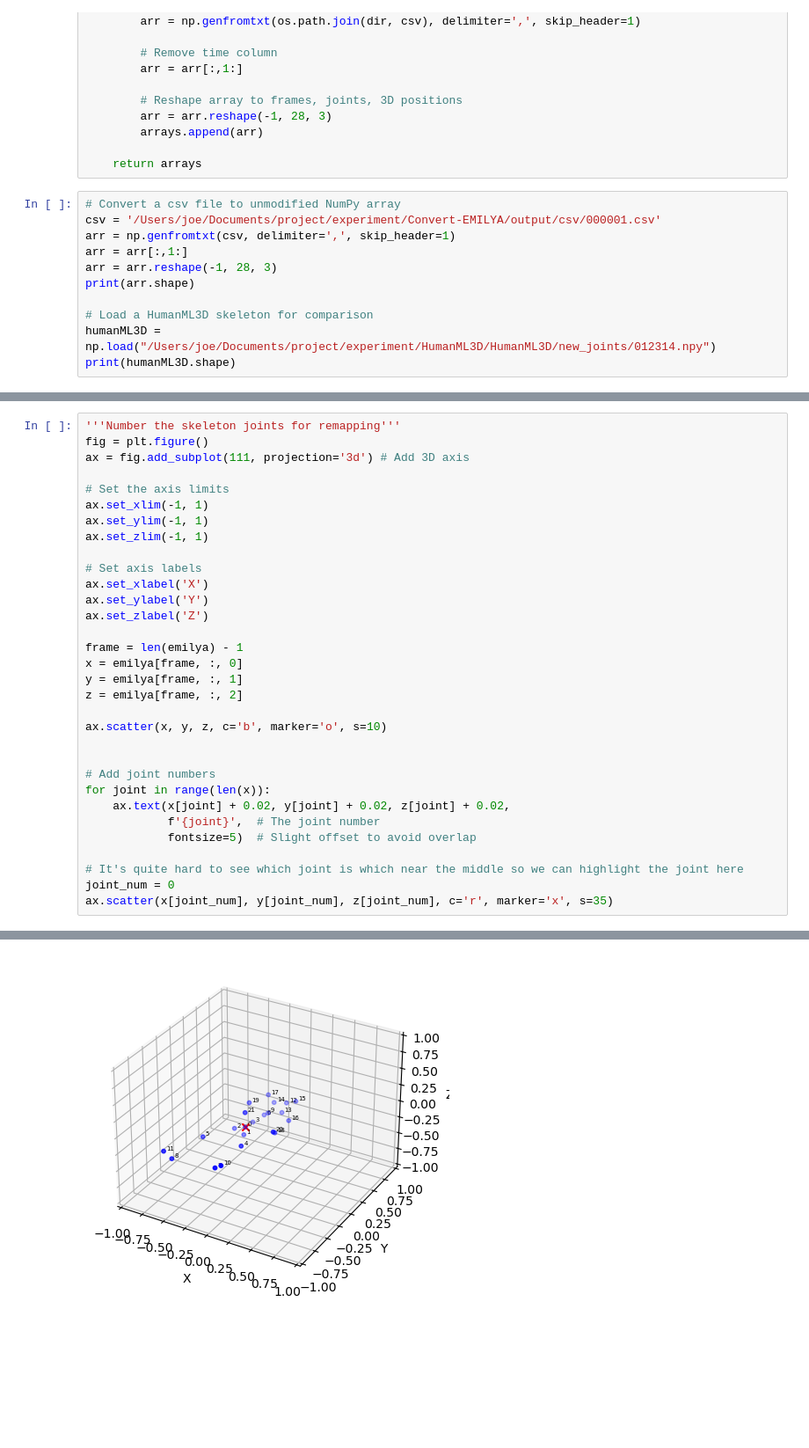
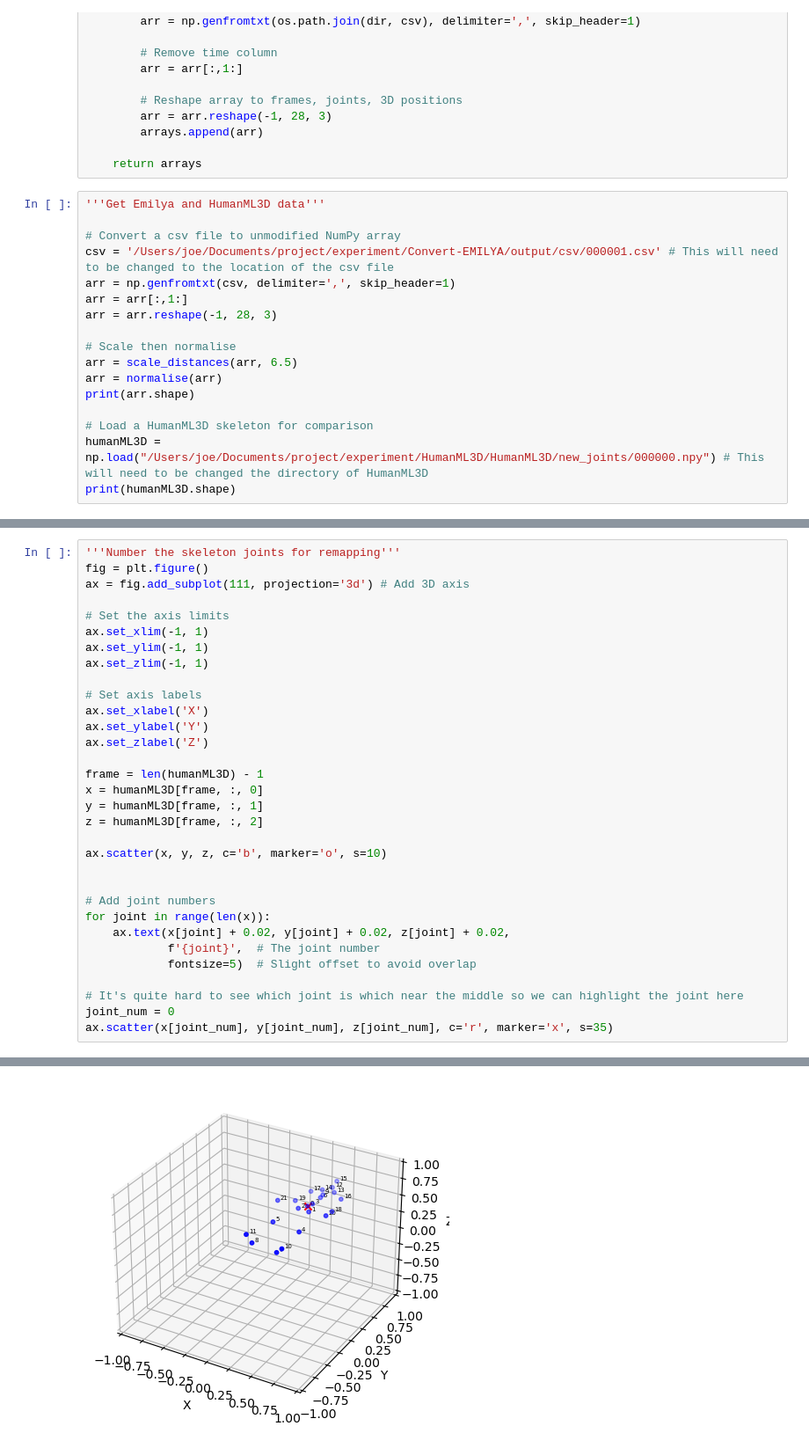
Before and after one commit to JoeL-8883/retarget-emilya, a Jupyter notebook: visualise.ipynb, the cells around one changed output, grey strips where cells are left out. Shown at 88% size. Drawn from its saved outputs; the diff is of its cells as text; blank space fills up the shorter version.

Commit message:
Cleaned visualise notebook - should not need to be modified anymore

```diff
--- a/visualise.ipynb
+++ b/visualise.ipynb
@@ -84,15 +85,21 @@ def csv_to_numpy(dir, single_file=False):
 
     return arrays
 # %%
+'''Get Emilya and HumanML3D data'''
+
 # Convert a csv file to unmodified NumPy array
-csv = '/Users/joe/Documents/project/experiment/Convert-EMILYA/output/csv/000001.csv'
+csv = '/Users/joe/Documents/project/experiment/Convert-EMILYA/output/csv/000001.csv' # This will need to be changed to the location of the csv file
 arr = np.genfromtxt(csv, delimiter=',', skip_header=1)
 arr = arr[:,1:]
 arr = arr.reshape(-1, 28, 3)
+
+# Scale then normalise
+arr = scale_distances(arr, 6.5)
+arr = normalise(arr)
 print(arr.shape)
 
 # Load a HumanML3D skeleton for comparison
-humanML3D = np.load("/Users/joe/Documents/project/experiment/HumanML3D/HumanML3D/new_joints/012314.npy")
+humanML3D = np.load("/Users/joe/Documents/project/experiment/HumanML3D/HumanML3D/new_joints/000000.npy") # This will need to be changed the directory of HumanML3D
 print(humanML3D.shape)
 # %% [output]
 (410, 28, 3)
@@ -127,38 +131,38 @@ print(data_joint_vecs.shape, emilya.shape)
 # %%
 '''Number the skeleton joints for remapping'''
 fig = plt.figure()
 ax = fig.add_subplot(111, projection='3d') # Add 3D axis
 
 # Set the axis limits
 ax.set_xlim(-1, 1)
 ax.set_ylim(-1, 1)
 ax.set_zlim(-1, 1)
 
 # Set axis labels
 ax.set_xlabel('X')
 ax.set_ylabel('Y')
 ax.set_zlabel('Z')
 
-frame = len(emilya) - 1
-x = emilya[frame, :, 0]
-y = emilya[frame, :, 1]
-z = emilya[frame, :, 2]
+frame = len(humanML3D) - 1
+x = humanML3D[frame, :, 0]
+y = humanML3D[frame, :, 1]
+z = humanML3D[frame, :, 2]
 
 ax.scatter(x, y, z, c='b', marker='o', s=10)
 
 
 # Add joint numbers
 for joint in range(len(x)):
     ax.text(x[joint] + 0.02, y[joint] + 0.02, z[joint] + 0.02,
             f'{joint}',  # The joint number
             fontsize=5)  # Slight offset to avoid overlap
 
 # It's quite hard to see which joint is which near the middle so we can highlight the joint here
 joint_num = 0
 ax.scatter(x[joint_num], y[joint_num], z[joint_num], c='r', marker='x', s=35)
 # %% [output]
 <mpl_toolkits.mplot3d.art3d.Path3DCollection at 0x...>
-[figure, old version]
+[figure, new version]
 # %%
 #Remap the indicies to the HumanML3D skeleton
 '''
```
Also changed, not shown: parts of 9 cells of this notebook.
